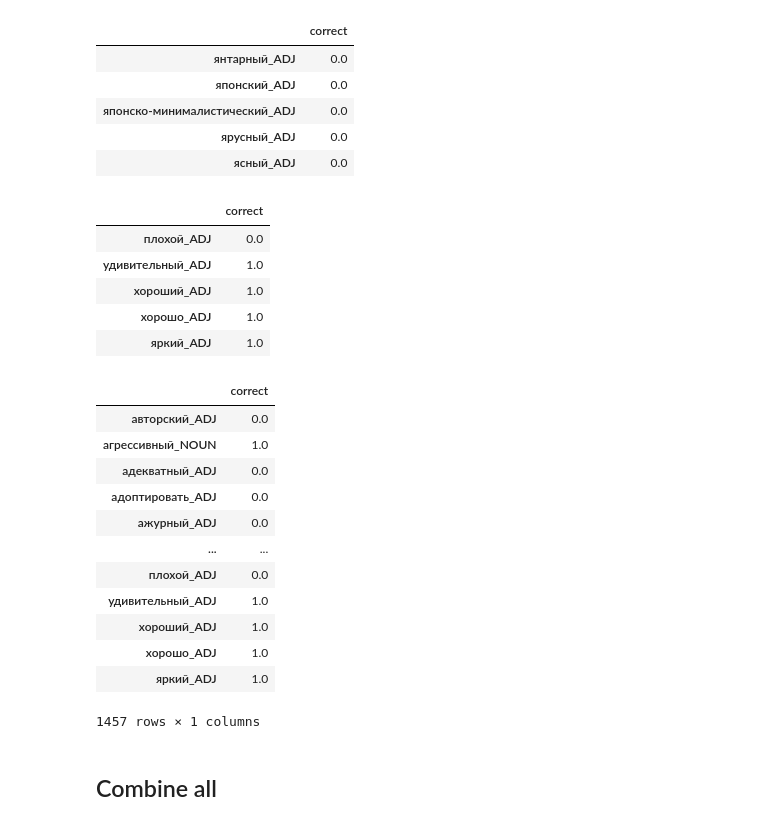
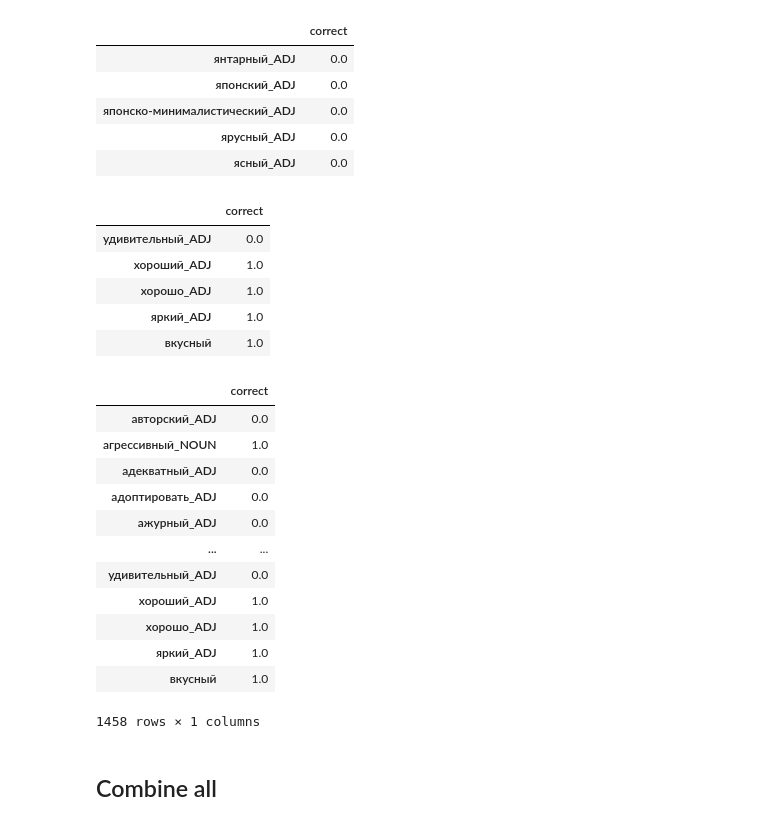
Before and after one commit to AnnaZhuravleva/avtobreja, a Jupyter notebook: crop_at_1_.ipynb, the cells around one changed output. Saved outputs shown, nothing was run; the diff lists cells and outputs as text; code cells hidden in the pictures.

```diff
--- a/crop_at_1_.ipynb
+++ b/crop_at_1_.ipynb
@@ -462,15 +465,15 @@ resolved_food = [('вкусный_ADJ', 1.0),
                 ('хорошо_ADJ', 1.0),
                 ('яркий_ADJ', 1.0)]
 # %%
-resolved_food_df = pd.DataFrame([el[1] for el in resolved_food], columns=['correct'], index=resolve_food)
+resolved_food_df = pd.DataFrame([el[1] for el in resolved_food], columns=['correct'], index=resolve_food+['вкусный'])
 resolved_food_df.tail()
 # %% [output]
 |  | correct |
-| плохой_ADJ | 0.0 |
-| удивительный_ADJ | 1.0 |
+| удивительный_ADJ | 0.0 |
 | хороший_ADJ | 1.0 |
 | хорошо_ADJ | 1.0 |
 | яркий_ADJ | 1.0 |
+| вкусный | 1.0 |
 # %%
 ok_food_df.append(resolved_food_df)
 # %% [output]
@@ -481,12 +484,12 @@ ok_food_df.append(resolved_food_df)
 | адоптировать_ADJ | 0.0 |
 | ажурный_ADJ | 0.0 |
 | ... | ... |
-| плохой_ADJ | 0.0 |
-| удивительный_ADJ | 1.0 |
+| удивительный_ADJ | 0.0 |
 | хороший_ADJ | 1.0 |
 | хорошо_ADJ | 1.0 |
 | яркий_ADJ | 1.0 |
+| вкусный | 1.0 |
-1457 rows × 1 columns
+1458 rows × 1 columns
 # %%
 ok_food_scores = [tuple(r) for r in ok_food_df.append(resolved_food_df).reset_index().values]
 # %% [markdown]
```
Also changed, not shown: parts of 20 cells of this notebook.
